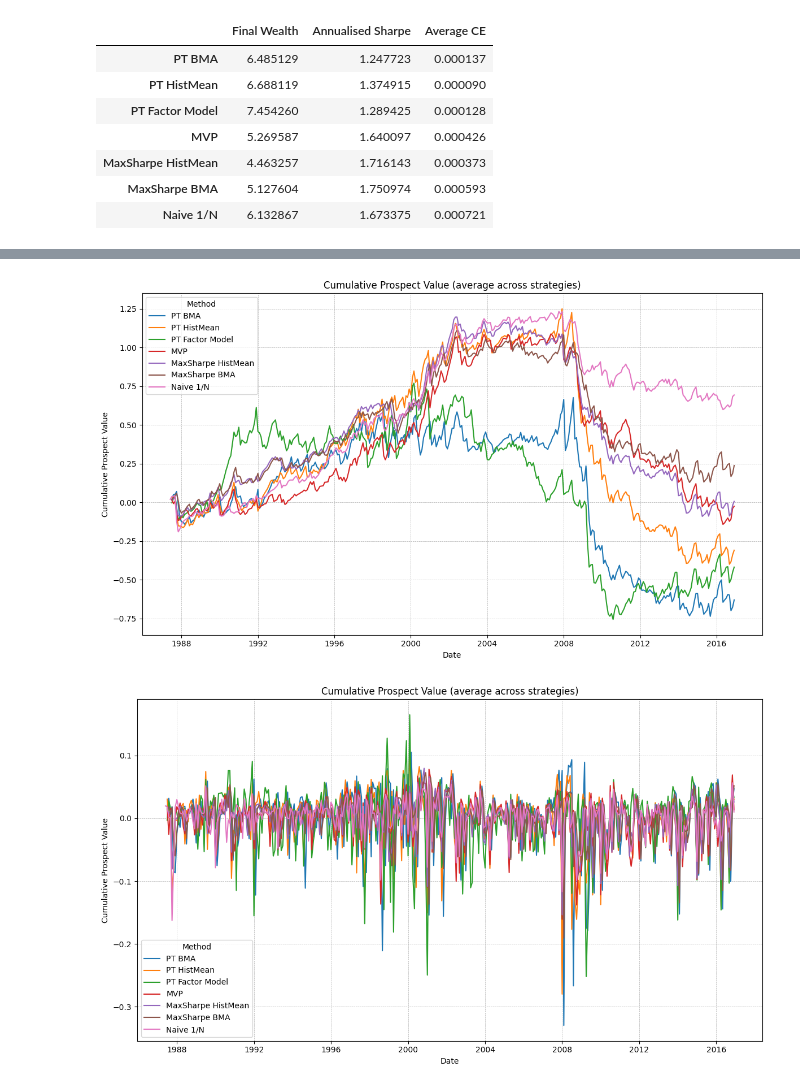
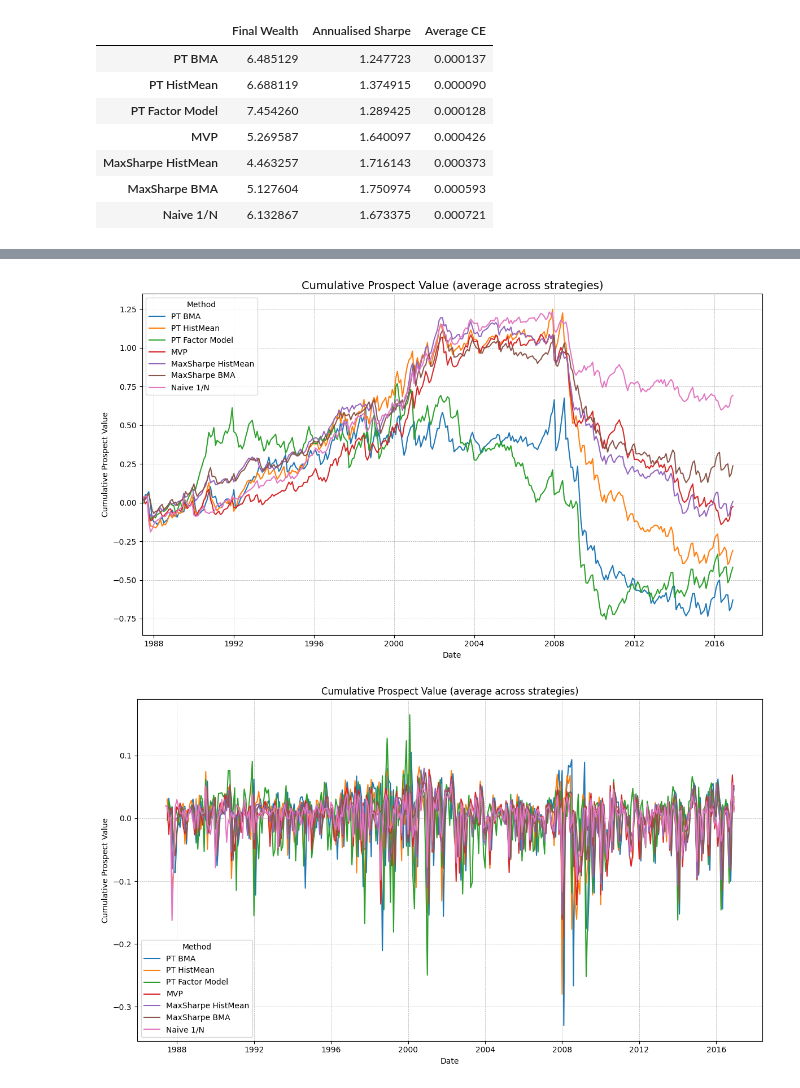
Before and after one commit to CheeseT99/speciale_repo, a Jupyter notebook: jupyternotebooks/results_pt_avg.ipynb, the cells around one changed output, grey strips where cells are left out. Drawn from its saved outputs; the diff is of its cells as text; code cells hidden in the pictures.

```diff
--- a/jupyternotebooks/results_pt_avg.ipynb
+++ b/jupyternotebooks/results_pt_avg.ipynb
@@ -577,7 +607,12 @@ ax = plt.gca()
 ax.set_title("Average Cumulative Net Return", fontsize=14)
 ax.set_xlabel("Date / Period")
 ax.set_ylabel("Cumulative Net Return (%)")
+first_date = cum_net_df.index.min()
+last_date  = cum_net_df.index.max()
+span       = last_date - first_date
 
+    # Extend the right-hand limit by 5% of the total time span
+ax.set_xlim(first_date, last_date + span * 0.05)
 # format y-axis ticks as percentages
 ax.yaxis.set_major_formatter(FuncFormatter(lambda y, _: f'{y*100:.0f}%'))
 
@@ -611,7 +646,12 @@ for method in pt_methods:
     ax.set_title(f"Cumulative Returns by Strategy ({method})", fontsize=14)
     ax.set_xlabel("Date")
     ax.set_ylabel("Cumulative Net Return (%)")
+    first_date = cumulative_returns.index.min()
+    last_date  = cumulative_returns.index.max()
+    span       = last_date - first_date
 
+    # Extend the right-hand limit by 5% of the total time span
+    ax.set_xlim(first_date, last_date + span * 0.05)
     # Format y-axis ticks as percentages
     ax.yaxis.set_major_formatter(FuncFormatter(lambda y, _: f'{y*100:.0f}%'))
 
@@ -645,12 +685,19 @@ for method in pt_methods:
 
     # Grab current axes
     ax = plt.gca()
+    ax = plt.gca()
+    first_date = cumulative_pt_values.index.min()
+    last_date  = cumulative_pt_values.index.max()
+    span       = last_date - first_date
+
+    # Extend the right-hand limit by 5% of the total time span
+    ax.set_xlim(first_date, last_date + span * 0.05)
 
     # Titles & labels
     ax.set_title(f"Cumulative Prospect Theory Value by Strategy ({method})", fontsize=14)
     ax.set_xlabel("Date")
     ax.set_ylabel("Cumulative Prospect Theory Value")
-
+    ax.margins(x=0)
     # Legend with title and best location
     ax.legend(title="Strategy", loc="best")
 
@@ -694,26 +748,43 @@ plt.show()
 # %%
+# Calculate cumulative sum of Prospect Values per method
+import matplotlib.pyplot as plt
+
 # Calculate cumulative sum of Prospect Values per method
 cum_prospect_df = pd.DataFrame({
     method: pd.concat(
         [df['Prospect Value'].cumsum() for df in results.values()], axis=1
     ).mean(axis=1)
     for method, results in results_by_method.items()
 })
 
 # Plot the cumulative sum of Prospect Values
-plt.figure(figsize=(12, 7))
+fig, ax = plt.subplots(figsize=(12, 7))
 for method in cum_prospect_df.columns:
-    plt.plot(cum_prospect_df.index, cum_prospect_df[method], label=method)
+    ax.plot(cum_prospect_df.index, cum_prospect_df[method], label=method)
 
-plt.title("Cumulative Prospect Value (average across strategies)")
-plt.xlabel("Date")
-plt.ylabel("Cumulative Prospect Value")
-plt.legend(title="Method")
-plt.grid(True, linestyle='--', linewidth=0.5)
+# 1) Remove default x-axis padding
+first_date = cum_prospect_df.index.min()
+last_date  = cum_prospect_df.index.max()
+span       = last_date - first_date
+
+# Extend the right-hand limit by 5% of the total time span
+ax.set_xlim(first_date, last_date + span * 0.05)
+
+# —or— 2) Explicitly lock the x-limits to your data range
+# first_date = cum_prospect_df.index.min()
+# last_date  = cum_prospect_df.index.max()
+# ax.set_xlim(first_date, last_date)
+
+ax.set_title("Cumulative Prospect Value (average across strategies)", fontsize=14)
+ax.set_xlabel("Date")
+ax.set_ylabel("Cumulative Prospect Value")
+ax.legend(title="Method", loc="best")
+ax.grid(True, linestyle='--', linewidth=0.5)
+
 plt.tight_layout()
 plt.show()
 # %% [output]
-[figure, old version]
+[figure, new version]
 # %%
 # Calculate cumulative sum of Prospect Values per method
 cum_prospect_df = pd.DataFrame({
```
Also changed, not shown: parts of 6 cells of this notebook.
